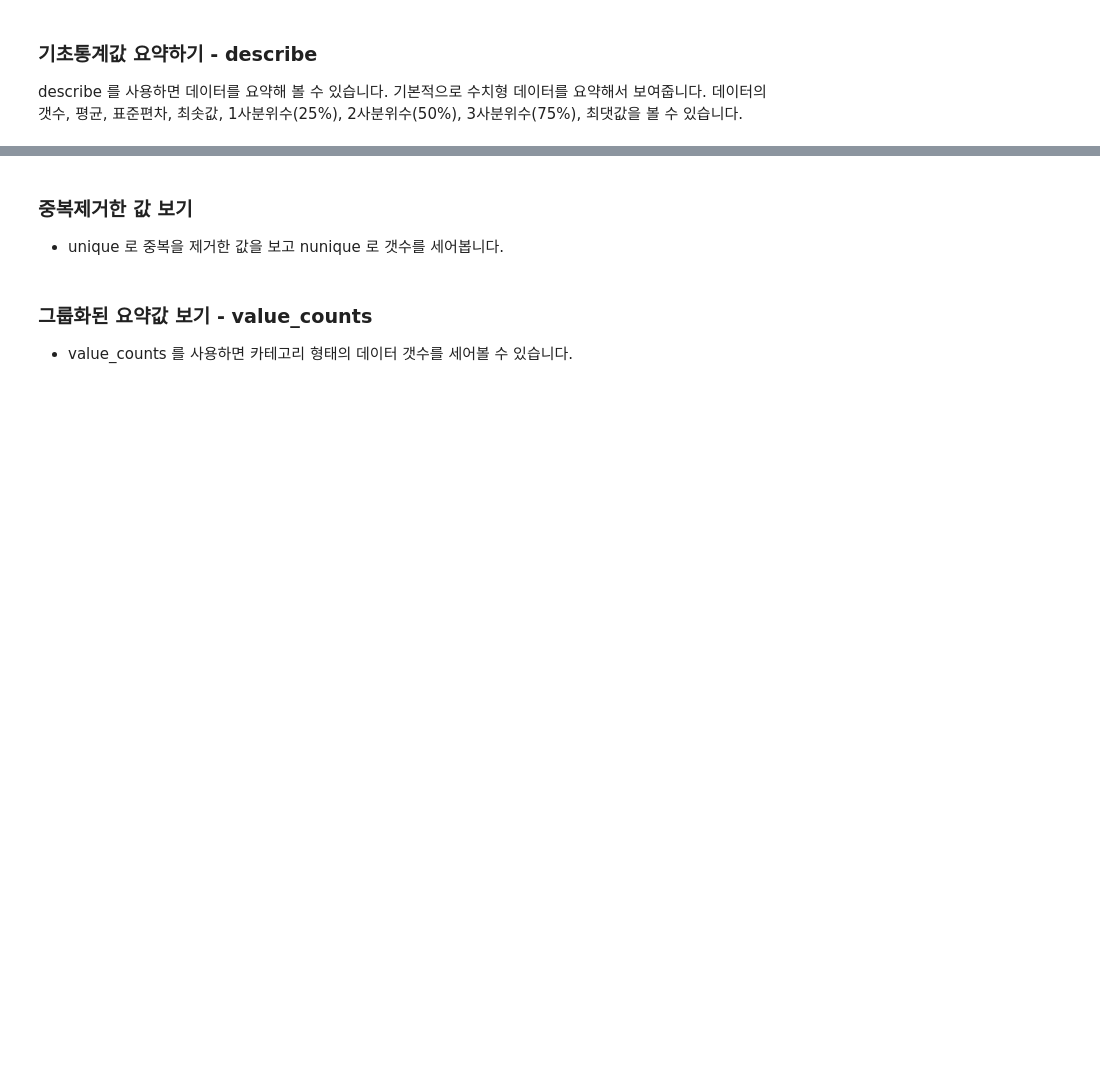
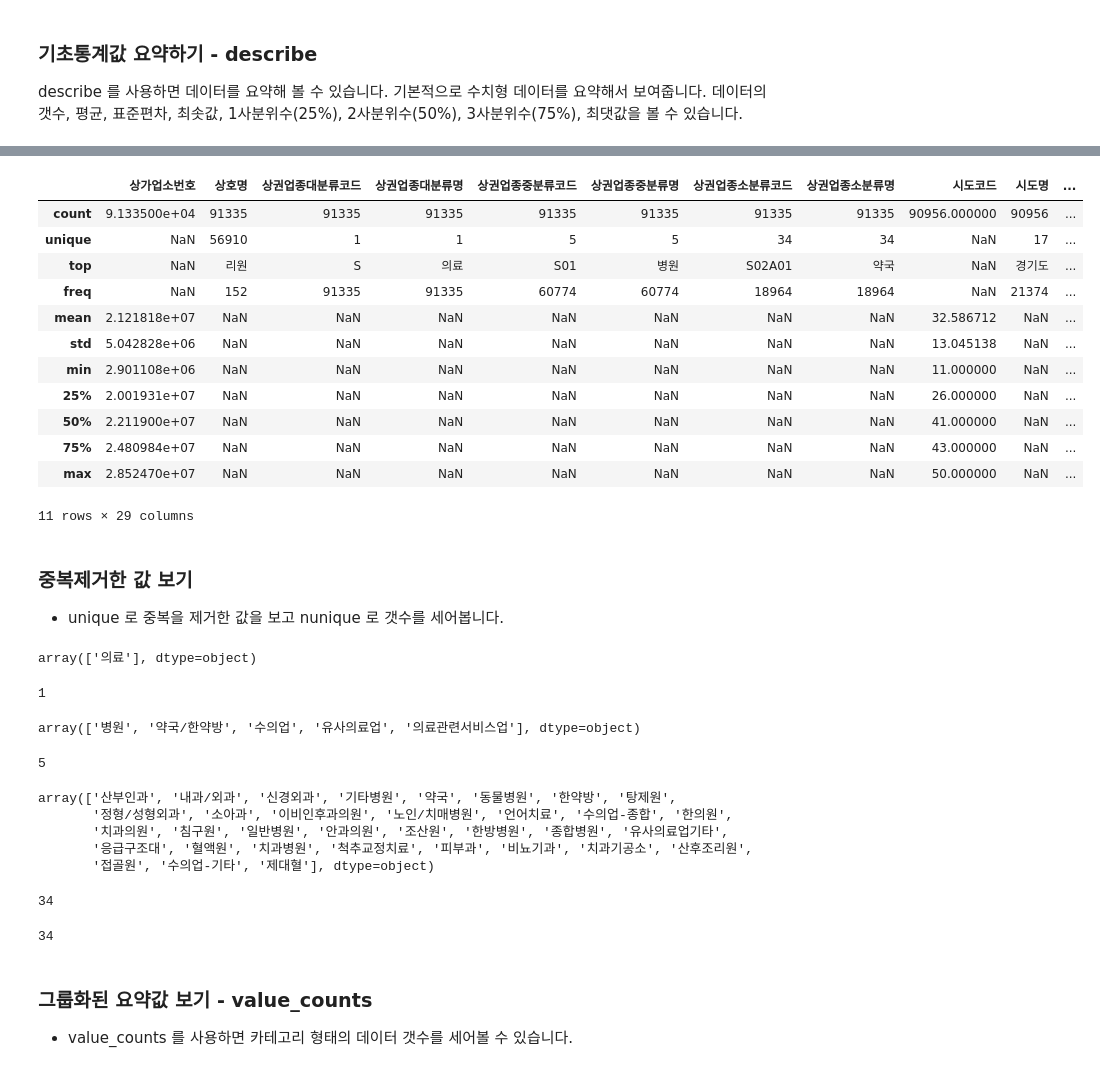
Before and after one commit to kinwa5/-9-16, a Jupyter notebook: open-data-analysis-input.ipynb, the cells around one changed output, grey strips where cells are left out. Saved outputs shown, nothing was run; the diff lists cells and outputs as text; code cells hidden in the pictures; blank space fills up the shorter version.

```diff
--- a/open-data-analysis-input.ipynb
+++ b/open-data-analysis-input.ipynb
@@ -333,14 +400,58 @@ describe 를 사용하면 데이터를 요약해 볼 수 있습니다.
+# %%
+df.describe(include='all') # 데이터 모두 요약
+# %% [output]
+|  | 상가업소번호 | 상호명 | 상권업종대분류코드 | 상권업종대분류명 | 상권업종중분류코드 | 상권업종중분류명 | 상권업종소분류코드 | 상권업종소분류명 | 시도코드 | 시도명 | ... |
+| count | 9.133500e+04 | 91335 | 91335 | 91335 | 91335 | 91335 | 91335 | 91335 | 90956.000000 | 90956 | ... |
+| unique | NaN | 56910 | 1 | 1 | 5 | 5 | 34 | 34 | NaN | 17 | ... |
+| top | NaN | 리원 | S | 의료 | S01 | 병원 | S02A01 | 약국 | NaN | 경기도 | ... |
+| freq | NaN | 152 | 91335 | 91335 | 60774 | 60774 | 18964 | 18964 | NaN | 21374 | ... |
+| mean | 2.121818e+07 | NaN | NaN | NaN | NaN | NaN | NaN | NaN | 32.586712 | NaN | ... |
+| std | 5.042828e+06 | NaN | NaN | NaN | NaN | NaN | NaN | NaN | 13.045138 | NaN | ... |
+| min | 2.901108e+06 | NaN | NaN | NaN | NaN | NaN | NaN | NaN | 11.000000 | NaN | ... |
+| 25% | 2.001931e+07 | NaN | NaN | NaN | NaN | NaN | NaN | NaN | 26.000000 | NaN | ... |
+| 50% | 2.211900e+07 | NaN | NaN | NaN | NaN | NaN | NaN | NaN | 41.000000 | NaN | ... |
+| 75% | 2.480984e+07 | NaN | NaN | NaN | NaN | NaN | NaN | NaN | 43.000000 | NaN | ... |
+| max | 2.852470e+07 | NaN | NaN | NaN | NaN | NaN | NaN | NaN | 50.000000 | NaN | ... |
+11 rows × 29 columns
 # %% [markdown]
 ### 중복제거한 값 보기
 * unique 로 중복을 제거한 값을 보고 nunique 로 갯수를 세어봅니다.
 # %%
 # "상권업종대분류명"
+df['상권업종대분류명'].unique()
+# %% [output]
+array(['의료'], dtype=object)
+# %%
+df['상권업종대분류명'].nunique()
+# %% [output]
+1
 # %%
 # "상권업종중분류명"
+df['상권업종중분류명'].unique()
+# %% [output]
+array(['병원', '약국/한약방', '수의업', '유사의료업', '의료관련서비스업'], dtype=object)
+# %%
+df['상권업종중분류명'].nunique()
+# %% [output]
+5
 # %%
 # "상권업종소분류명"
+df['상권업종소분류명'].unique()
+# %% [output]
+array(['산부인과', '내과/외과', '신경외과', '기타병원', '약국', '동물병원', '한약방', '탕제원',
+       '정형/성형외과', '소아과', '이비인후과의원', '노인/치매병원', '언어치료', '수의업-종합', '한의원',
+       '치과의원', '침구원', '일반병원', '안과의원', '조산원', '한방병원', '종합병원', '유사의료업기타',
+       '응급구조대', '혈액원', '치과병원', '척추교정치료', '피부과', '비뇨기과', '치과기공소', '산후조리원',
+       '접골원', '수의업-기타', '제대혈'], dtype=object)
+# %%
+df['상권업종소분류명'].nunique()
+# %% [output]
+34
 # %%
 # nunique 대신 len 을 사용할 수도 있습니다.
+len(df['상권업종소분류명'].unique())
+# %% [output]
+34
 # %% [markdown]
 ### 그룹화된 요약값 보기 - value_counts
 * value_counts 를 사용하면 카테고리 형태의 데이터 갯수를 세어볼 수 있습니다.
```
Also changed, not shown: parts of 18 cells of this notebook.
